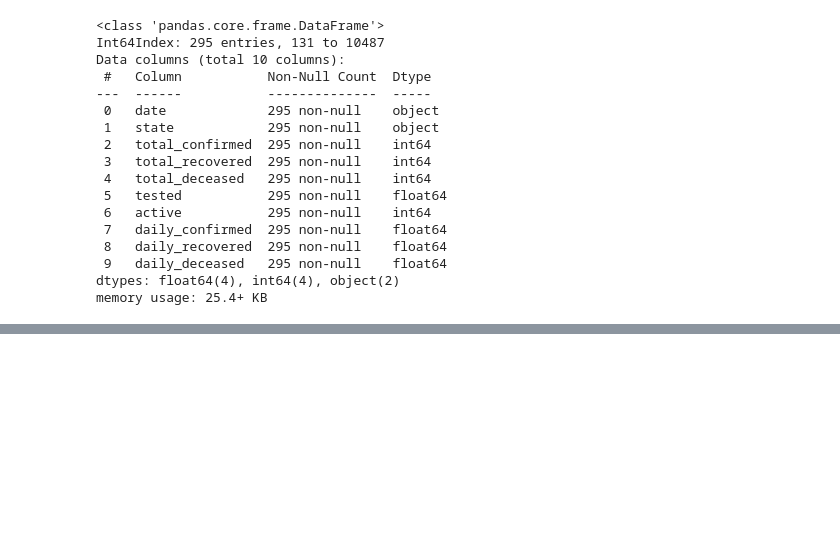
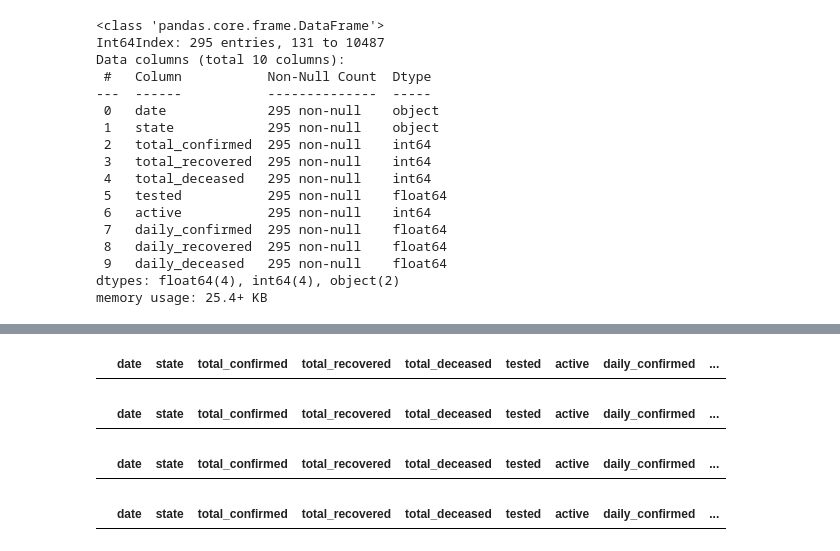
Before and after one commit to enumulak/EK_ML, a Jupyter notebook: Projects/Covid19_India/covid19_India_v0.1.ipynb, the cells around one changed output, grey strips where cells are left out. Drawn from its saved outputs; the diff is of its cells as text; code cells hidden in the pictures; blank space fills up the shorter version.

```diff
--- a/Projects/Covid19_India/covid19_India_v0.1.ipynb
+++ b/Projects/Covid19_India/covid19_India_v0.1.ipynb
@@ -214,0 +248,20 @@ memory usage: 25.4+ KB
+# %%
+# We hve to make sure that total_confirmed, total_recovered and total_deceased do not have any non-int values
+def is_int(x):
+    try:
+        int(x)
+    except:
+        return False
+    return True
+# %%
+df_copy[~df_copy['total_confirmed'].apply(is_int)].head()
+# %% [output]
+|  | date | state | total_confirmed | total_recovered | total_deceased | tested | active | daily_confirmed | ... |
+# %%
+df_copy[~df_copy['total_recovered'].apply(is_int)].head()
+# %% [output]
+|  | date | state | total_confirmed | total_recovered | total_deceased | tested | active | daily_confirmed | ... |
+# %%
+df_copy[~df_copy['total_deceased'].apply(is_int)].head()
+# %% [output]
+|  | date | state | total_confirmed | total_recovered | total_deceased | tested | active | daily_confirmed | ... |
@@ -214,0 +275,4 @@ memory usage: 25.4+ KB
+# %%
+df_copy[~df_copy['tested'].apply(is_float)].head()
+# %% [output]
+|  | date | state | total_confirmed | total_recovered | total_deceased | tested | active | daily_confirmed | ... |
```
Also changed, not shown: parts of 5 cells of this notebook, 1 other file.
